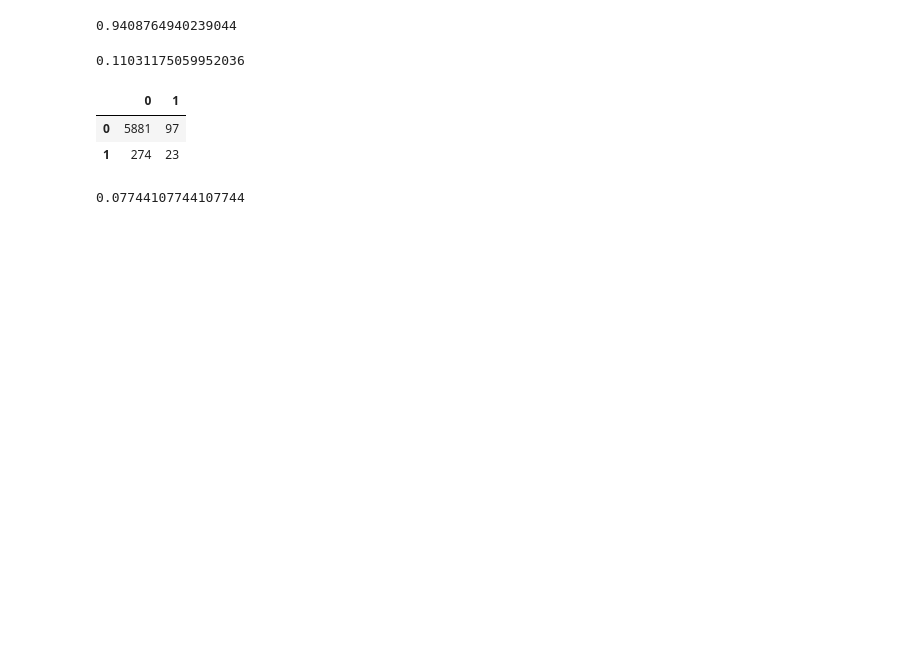
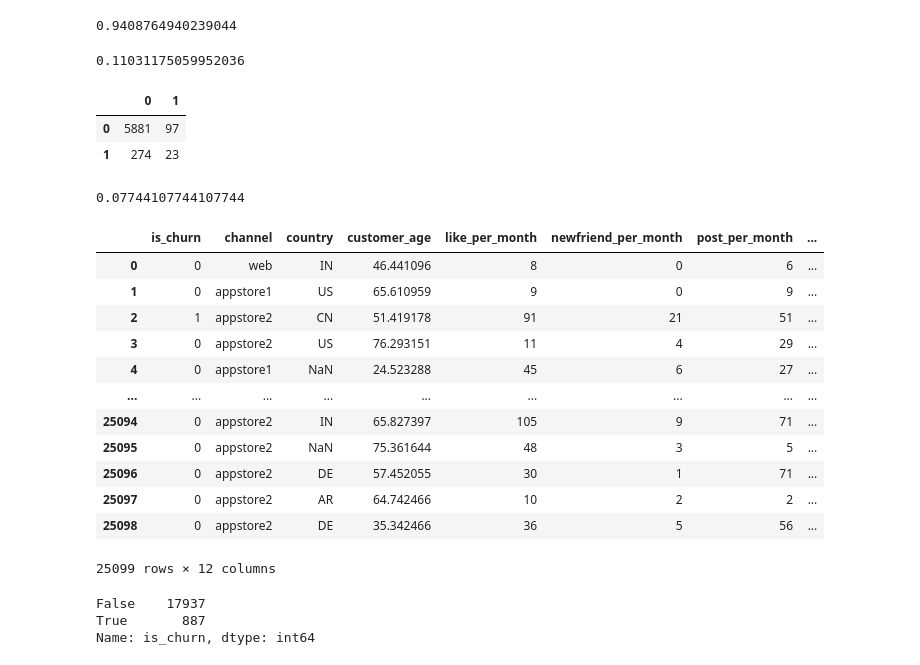
Before and after one commit to IrinaMax/Study_1, a Jupyter notebook: MIGO_work.ipynb, the cells around one changed output. Cells and saved outputs as stored; diff of their text form; code cells hidden in the pictures; blank space fills up the shorter version.

```diff
--- a/MIGO_work.ipynb
+++ b/MIGO_work.ipynb
@@ -185,3 +208,31 @@ recall_score(y_test, rfc_pred)
 ##3.Oversample minority class
 ##4.Undersample majority class
 ##5.Generate synthetic samples
+# %%
+#  I will try oversampling minority class
+# separate minority and majority classes
+from sklearn.utils import resample
+df['is_churn'] *=1   # move to numeric
+df
+# %% [output]
+|  | is_churn | channel | country | customer_age | like_per_month | newfriend_per_month | post_per_month | ... |
+| 0 | 0 | web | IN | 46.441096 | 8 | 0 | 6 | ... |
+| 1 | 0 | appstore1 | US | 65.610959 | 9 | 0 | 9 | ... |
+| 2 | 1 | appstore2 | CN | 51.419178 | 91 | 21 | 51 | ... |
+| 3 | 0 | appstore2 | US | 76.293151 | 11 | 4 | 29 | ... |
+| 4 | 0 | appstore1 | NaN | 24.523288 | 45 | 6 | 27 | ... |
+| ... | ... | ... | ... | ... | ... | ... | ... | ... |
+| 25094 | 0 | appstore2 | IN | 65.827397 | 105 | 9 | 71 | ... |
+| 25095 | 0 | appstore2 | NaN | 75.361644 | 48 | 3 | 5 | ... |
+| 25096 | 0 | appstore2 | DE | 57.452055 | 30 | 1 | 71 | ... |
+| 25097 | 0 | appstore2 | AR | 64.742466 | 10 | 2 | 2 | ... |
+| 25098 | 0 | appstore2 | DE | 35.342466 | 36 | 5 | 56 | ... |
+25099 rows × 12 columns
+# %%
+nch = X[X.is_churn==0]
+ch = X[X.is_churn==1]
+X.is_churn.value_counts()
+# %% [output]
+False    17937
+True       887
+Name: is_churn, dtype: int64
```
Also changed, not shown: parts of 15 cells of this notebook.
